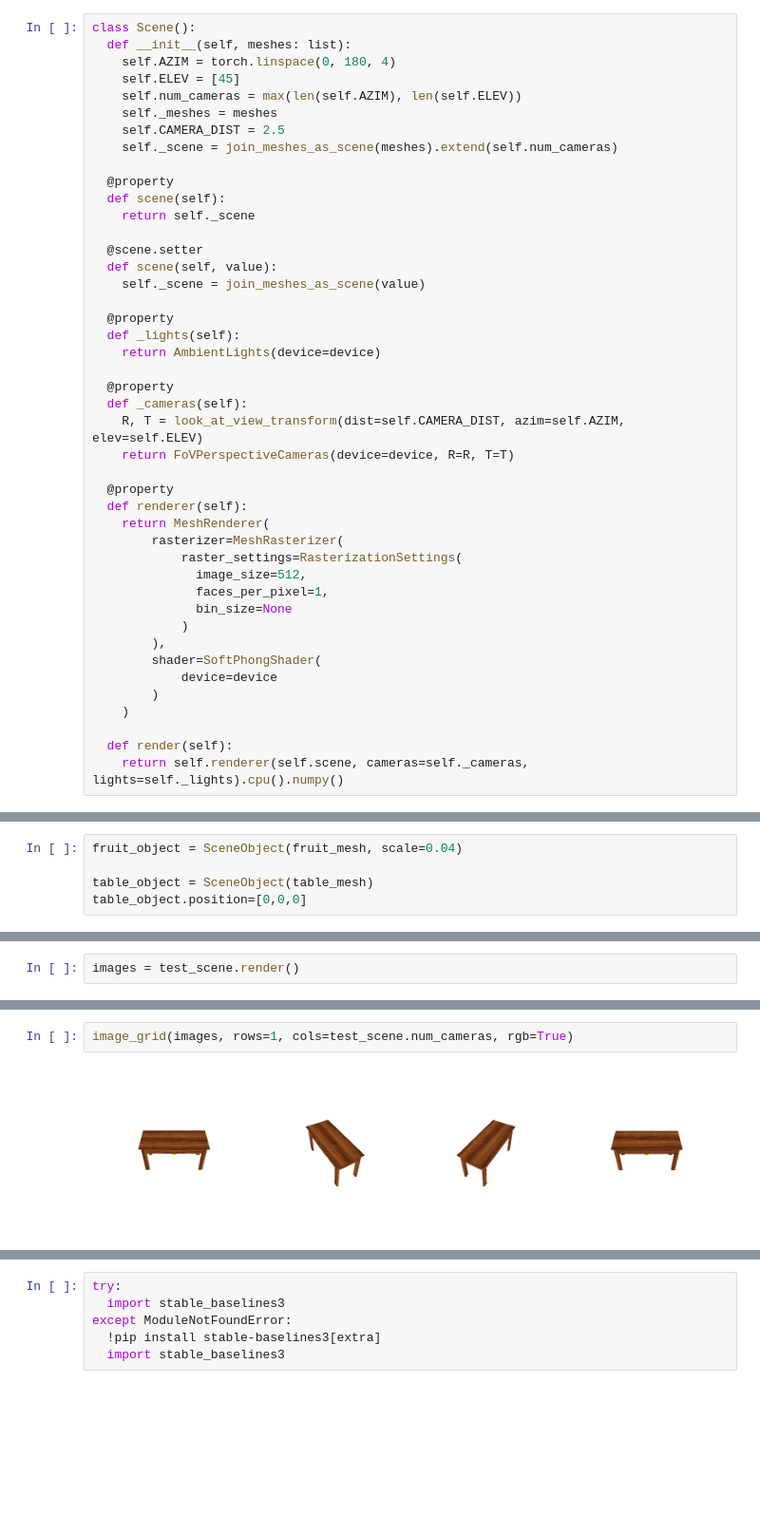
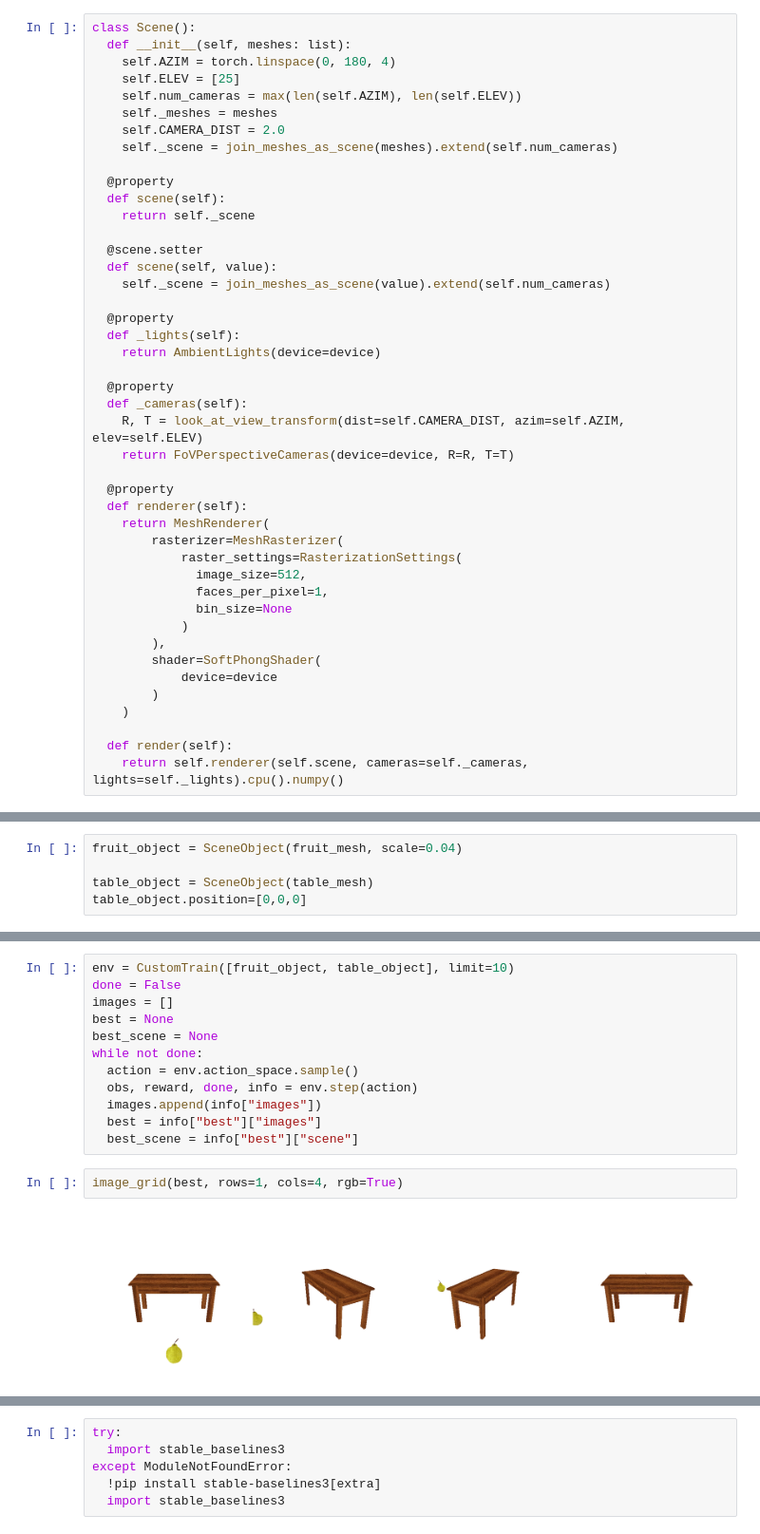
Before and after one commit to rosshalpin/clip-guided-scene-arrangement, a Jupyter notebook: DissertationProject_v0_0.ipynb, the cells around one changed output, grey strips where cells are left out. Shown at 95% size. Drawn from its saved outputs; the diff is of its cells as text; blank space fills up the shorter version.

```diff
--- a/DissertationProject_v0_0.ipynb
+++ b/DissertationProject_v0_0.ipynb
@@ -268,10 +286,10 @@ class SceneObject():
 class Scene():
   def __init__(self, meshes: list):
     self.AZIM = torch.linspace(0, 180, 4)
-    self.ELEV = [45]
+    self.ELEV = [25]
     self.num_cameras = max(len(self.AZIM), len(self.ELEV))
     self._meshes = meshes
-    self.CAMERA_DIST = 2.5
+    self.CAMERA_DIST = 2.0
     self._scene = join_meshes_as_scene(meshes).extend(self.num_cameras)
 
   @property
@@ -280,7 +298,7 @@ class Scene():
 
   @scene.setter
   def scene(self, value):
-    self._scene = join_meshes_as_scene(value)
+    self._scene = join_meshes_as_scene(value).extend(self.num_cameras)
 
   @property
   def _lights(self):
@@ -337,2 +351,0 @@ test_scene = Scene([a.mesh for a in test_objs])
-# %%
-images = test_scene.render()
@@ -339,4 +467,16 @@ images = test_scene.render()
+# %%
+env = CustomTrain([fruit_object, table_object], limit=10)
+done = False
+images = []
+best = None
+best_scene = None
+while not done:
+  action = env.action_space.sample()
+  obs, reward, done, info = env.step(action)
+  images.append(info["images"])
+  best = info["best"]["images"]
+  best_scene = info["best"]["scene"]
 # %%
-image_grid(images, rows=1, cols=test_scene.num_cameras, rgb=True)
+image_grid(best, rows=1, cols=4, rgb=True)
 # %% [output]
-[figure, old version]
+[figure, new version]
```
Also changed, not shown: parts of 16 cells of this notebook.
